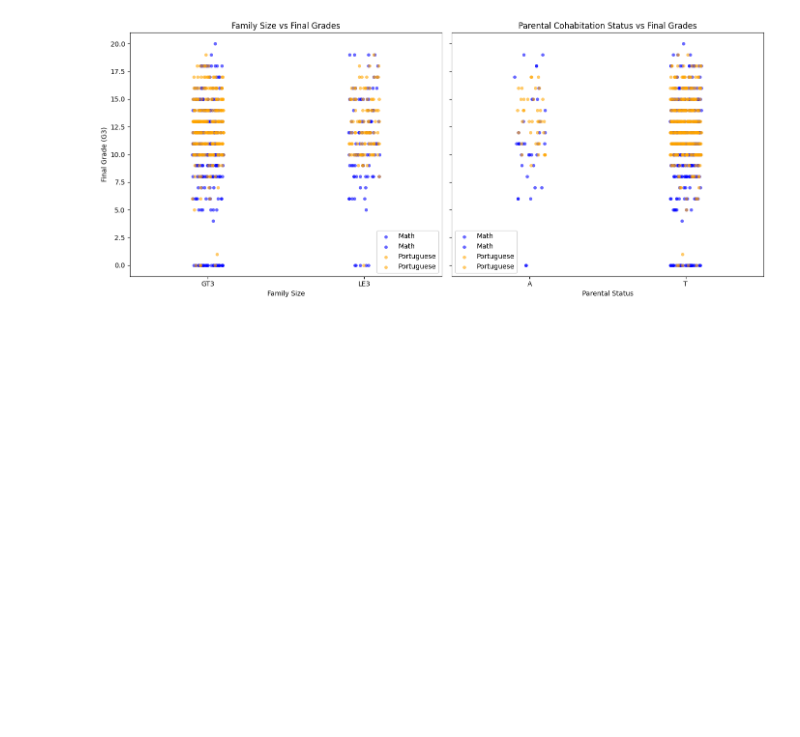
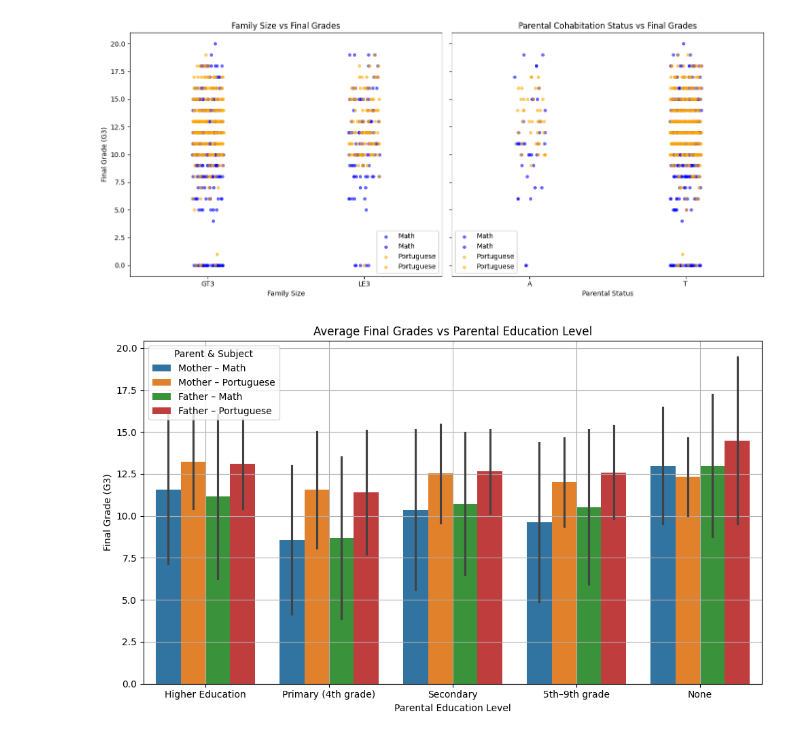
Before and after one commit to caushik1atwit/comp3125-group-final-project, a Jupyter notebook: comp3125_student_analysis/Student-Mat&Por.ipynb, the cells around one changed output. Cells and saved outputs as stored; diff of their text form; code cells hidden in the pictures; blank space fills up the shorter version.

Commit message:
add other graph

```diff
--- a/comp3125_student_analysis/Student-Mat&Por.ipynb
+++ b/comp3125_student_analysis/Student-Mat&Por.ipynb
@@ -188,3 +206,63 @@ plt.tight_layout()
 plt.show()
 # %% [output]
 [figure]
+# %%
+import matplotlib.pyplot as plt
+import seaborn as sns
+import pandas as pd
+
+# Map labels again to ensure consistent readable categories for Medu and Fedu
+edu_labels = {
+    0: 'None',
+    1: 'Primary (4th grade)',
+    2: '5th–9th grade',
+    3: 'Secondary',
+    4: 'Higher Education'
+}
+
+merged_df['Medu_label'] = merged_df['Medu'].map(edu_labels)
+merged_df['Fedu_label'] = merged_df['Fedu'].map(edu_labels)
+
+# Reshape the data to long format for easier plotting
+medu_data = merged_df[['Medu_label', 'G3_math', 'G3_por']].copy()
+medu_data['Parent'] = 'Mother'
+medu_data = medu_data.rename(columns={'Medu_label': 'Education'})
+
+fedu_data = merged_df[['Fedu_label', 'G3_math', 'G3_por']].copy()
+fedu_data['Parent'] = 'Father'
+fedu_data = fedu_data.rename(columns={'Fedu_label': 'Education'})
+
+long_df = pd.concat([medu_data, fedu_data])
+
+# Melt the DataFrame to combine math and Portuguese grades in one column
+long_df = pd.melt(long_df, id_vars=['Education', 'Parent'],
+                  value_vars=['G3_math', 'G3_por'],
+                  var_name='Subject', value_name='Grade')
+
+# Clean up the subject names
+long_df['Subject'] = long_df['Subject'].map({
+    'G3_math': 'Math',
+    'G3_por': 'Portuguese'
+})
+
+# Create a combined legend label
+long_df['Legend'] = long_df['Parent'] + ' – ' + long_df['Subject']
+
+# Set up the figure
+plt.figure(figsize=(10, 6))
+
+# Define legend order
+hue_order = ['Mother – Math', 'Mother – Portuguese', 'Father – Math', 'Father – Portuguese']
+
+# Plot the grouped bar chart
+sns.barplot(data=long_df, x='Education', y='Grade', hue='Legend', ci='sd', hue_order=hue_order)
+
+plt.title('Average Final Grades vs Parental Education Level')
+plt.ylabel('Final Grade (G3)')
+plt.xlabel('Parental Education Level')
+plt.legend(title='Parent & Subject', loc='upper left')
+plt.grid(True)
+plt.tight_layout()
+plt.show()
+# %% [output]
+[figure, added]
```
Also changed, not shown: parts of 2 cells of this notebook.
